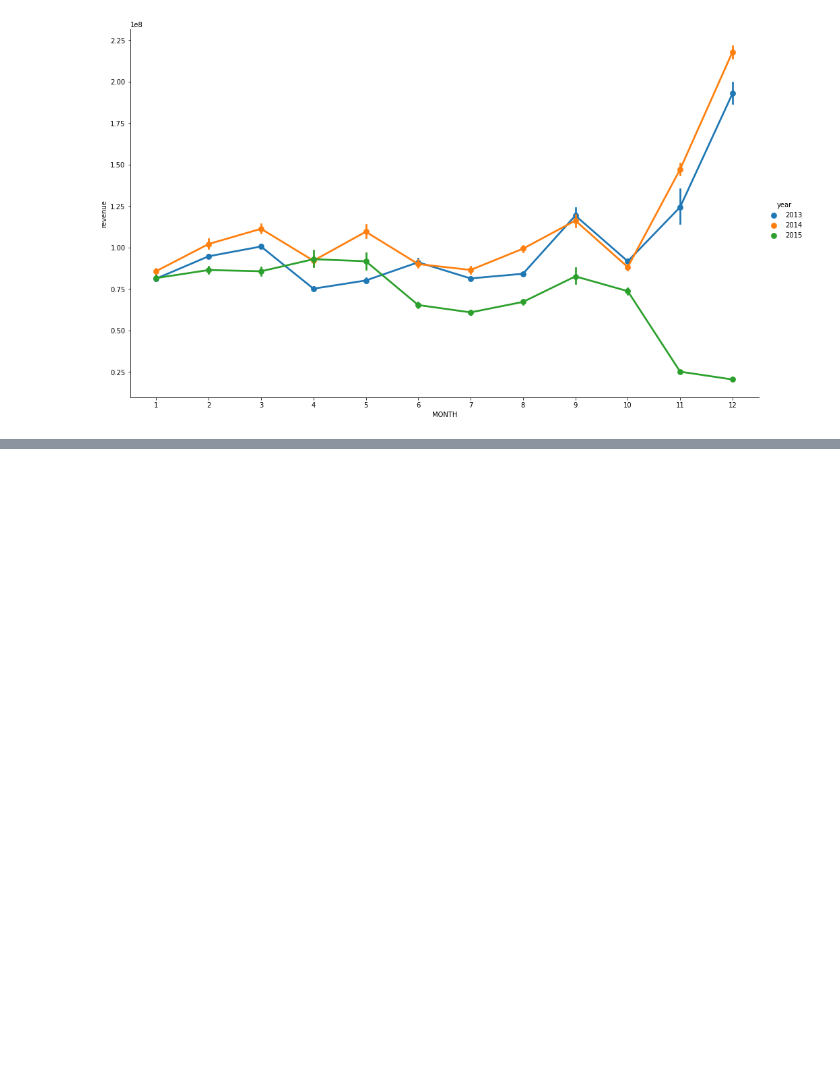
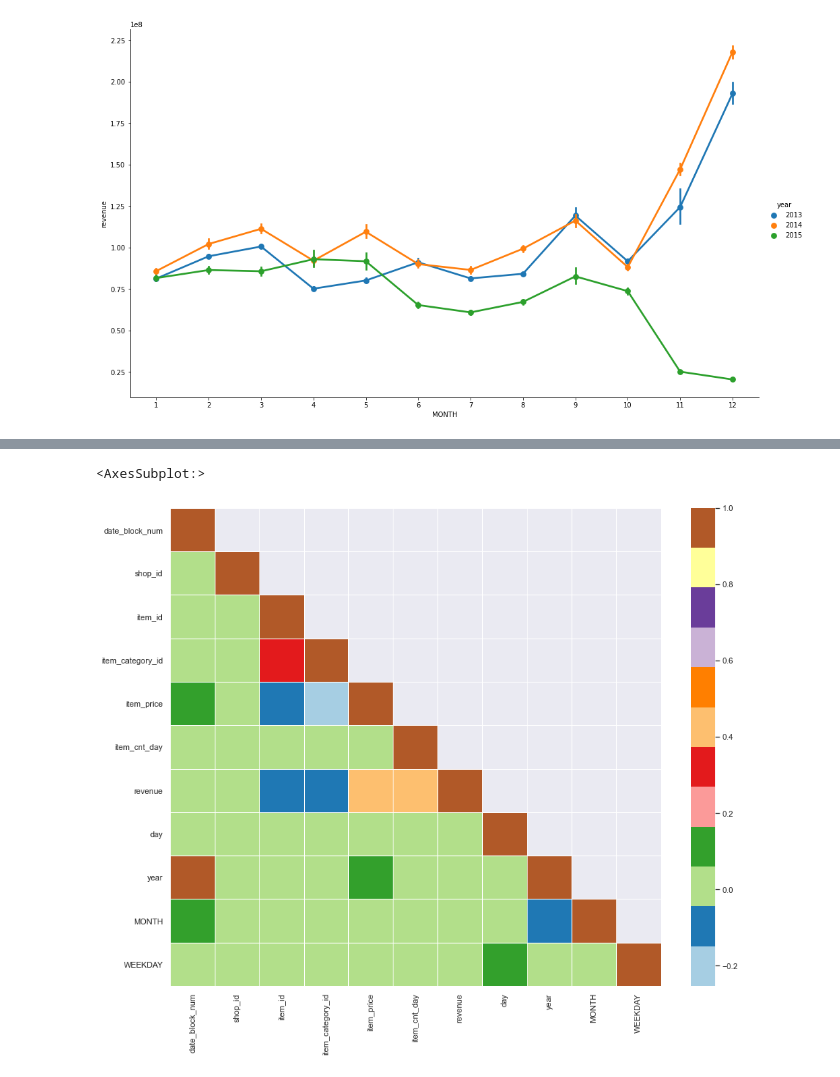
Before and after one commit to SabeehRaza-DS/FutureSales_Project, a Jupyter notebook: sales_prediction.ipynb, the cells around one changed output, grey strips where cells are left out. Cells and saved outputs as stored; diff of their text form; code cells hidden in the pictures; blank space fills up the shorter version.

```diff
--- a/sales_prediction.ipynb
+++ b/sales_prediction.ipynb
@@ -602,0 +646,9 @@ sns.catplot(x='MONTH', y='revenue', hue='year', data=df_tr_data, estimator=sum,
+# %%
+corr = df_tr_data.corr()
+mask = np.zeros_like(corr)
+mask[np.triu_indices_from(mask)] = True
+np.fill_diagonal(mask, False)
+sns.heatmap(corr,linewidths=.5,cmap="Paired",mask=mask)
+# %% [output]
+<AxesSubplot:>
+[figure, added]
```
Also changed, not shown: parts of 7 cells of this notebook, 2 other files.
